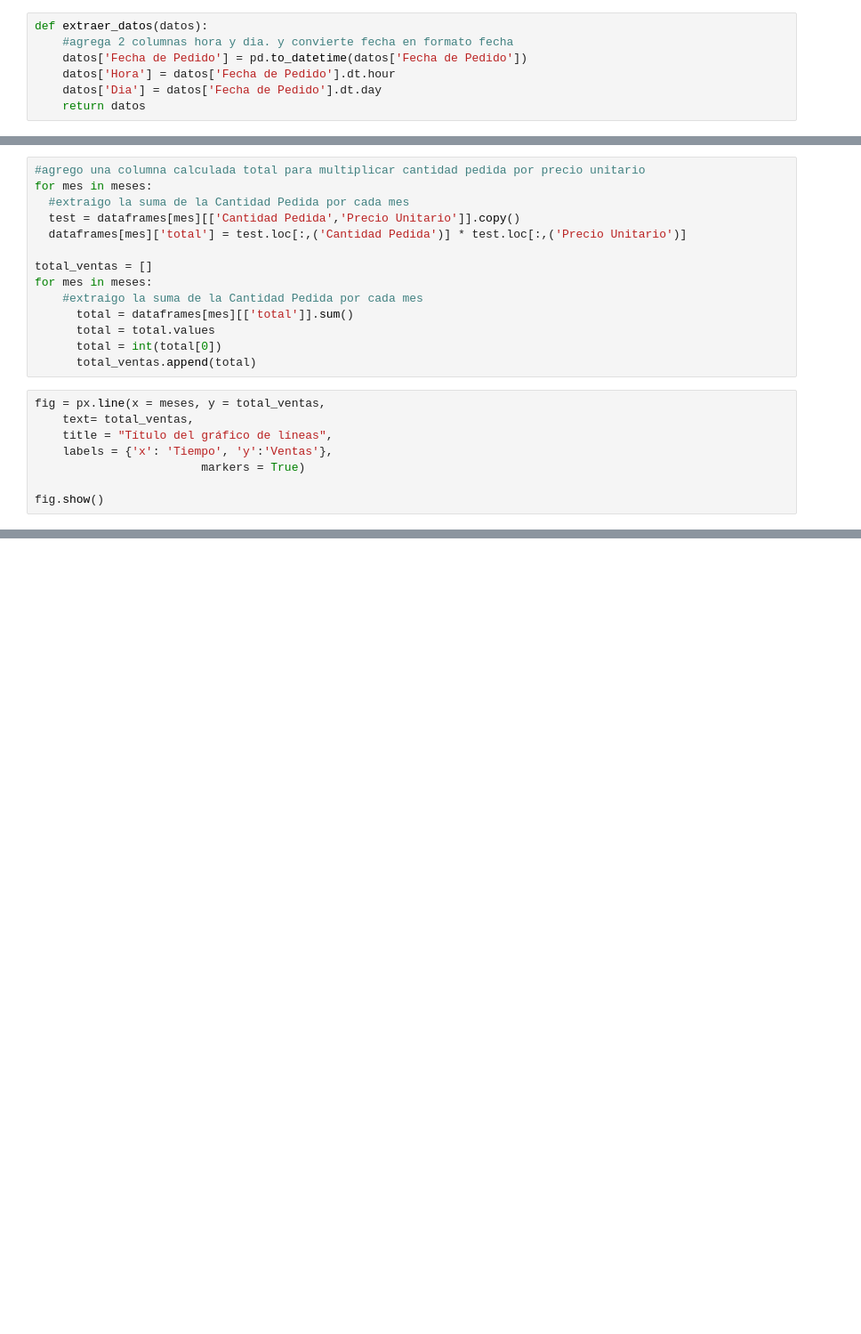
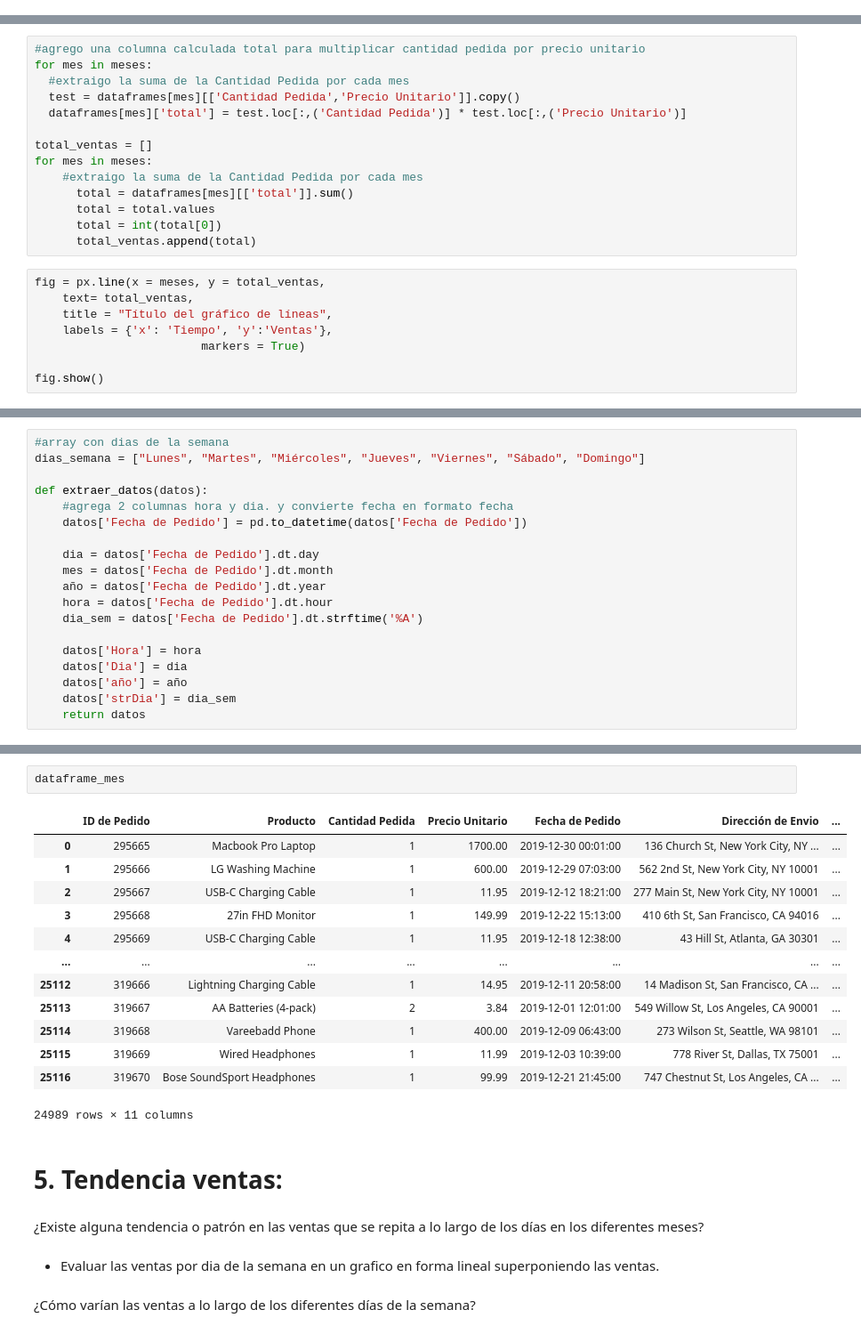
Before and after one commit to SOFT-cRONOS/BigData-Actividades, a Jupyter notebook: U3-Analisis de datos - TP 1/BD-TP1-VENTAS.ipynb, the cells around one changed output, grey strips where cells are left out. Shown at 89% size. Saved outputs shown, nothing was run; the diff lists cells and outputs as text; blank space fills up the shorter version.

```diff
--- a/U3-Analisis de datos - TP 1/BD-TP1-VENTAS.ipynb
+++ b/U3-Analisis de datos - TP 1/BD-TP1-VENTAS.ipynb
@@ -117,12 +111,5 @@ dataframes['Enero']
 # Comportamiento de las ventas en los distintos meses:
 # %% [markdown]
 ¿Cómo variaron las ventas a lo largo de los diferentes meses?
-# %%
-def extraer_datos(datos):
-    #agrega 2 columnas hora y dia. y convierte fecha en formato fecha
-    datos['Fecha de Pedido'] = pd.to_datetime(datos['Fecha de Pedido'])
-    datos['Hora'] = datos['Fecha de Pedido'].dt.hour
-    datos['Dia'] = datos['Fecha de Pedido'].dt.day
-    return datos
 # %%
 meses = ['Enero', 'Febrero', 'Marzo', 'Abril', 'Mayo', 'Junio', 'Julio', 'Agosto', 'Septiembre', 'Octubre', 'Noviembre', 'Diciembre']
@@ -214,0 +162,19 @@ fig.show()
+# %%
+#array con dias de la semana
+dias_semana = ["Lunes", "Martes", "Miércoles", "Jueves", "Viernes", "Sábado", "Domingo"]
+
+def extraer_datos(datos):
+    #agrega 2 columnas hora y dia. y convierte fecha en formato fecha
+    datos['Fecha de Pedido'] = pd.to_datetime(datos['Fecha de Pedido'])
+
+    dia = datos['Fecha de Pedido'].dt.day
+    mes = datos['Fecha de Pedido'].dt.month
+    año = datos['Fecha de Pedido'].dt.year
+    hora = datos['Fecha de Pedido'].dt.hour
+    dia_sem = datos['Fecha de Pedido'].dt.strftime('%A')
+
+    datos['Hora'] = hora
+    datos['Dia'] = dia
+    datos['año'] = año
+    datos['strDia'] = dia_sem
+    return datos
@@ -214,0 +225,25 @@ fig.show()
+# %%
+dataframe_mes
+# %% [output]
+|  | ID de Pedido | Producto | Cantidad Pedida | Precio Unitario | Fecha de Pedido | Dirección de Envio | ... |
+| 0 | 295665 | Macbook Pro Laptop | 1 | 1700.00 | 2019-12-30 00:01:00 | 136 Church St, New York City, NY ... | ... |
+| 1 | 295666 | LG Washing Machine | 1 | 600.00 | 2019-12-29 07:03:00 | 562 2nd St, New York City, NY 10001 | ... |
+| 2 | 295667 | USB-C Charging Cable | 1 | 11.95 | 2019-12-12 18:21:00 | 277 Main St, New York City, NY 10001 | ... |
+| 3 | 295668 | 27in FHD Monitor | 1 | 149.99 | 2019-12-22 15:13:00 | 410 6th St, San Francisco, CA 94016 | ... |
+| 4 | 295669 | USB-C Charging Cable | 1 | 11.95 | 2019-12-18 12:38:00 | 43 Hill St, Atlanta, GA 30301 | ... |
+| ... | ... | ... | ... | ... | ... | ... | ... |
+| 25112 | 319666 | Lightning Charging Cable | 1 | 14.95 | 2019-12-11 20:58:00 | 14 Madison St, San Francisco, CA ... | ... |
+| 25113 | 319667 | AA Batteries (4-pack) | 2 | 3.84 | 2019-12-01 12:01:00 | 549 Willow St, Los Angeles, CA 90001 | ... |
+| 25114 | 319668 | Vareebadd Phone | 1 | 400.00 | 2019-12-09 06:43:00 | 273 Wilson St, Seattle, WA 98101 | ... |
+| 25115 | 319669 | Wired Headphones | 1 | 11.99 | 2019-12-03 10:39:00 | 778 River St, Dallas, TX 75001 | ... |
+| 25116 | 319670 | Bose SoundSport Headphones | 1 | 99.99 | 2019-12-21 21:45:00 | 747 Chestnut St, Los Angeles, CA ... | ... |
+24989 rows × 11 columns
+# %% [markdown]
+# 5. Tendencia ventas:
+# %% [markdown]
+¿Existe alguna tendencia o patrón en las ventas que se repita a lo largo de los días
+en los diferentes meses?
+# %% [markdown]
+* Evaluar las ventas por dia de la semana en un grafico en forma lineal superponiendo las ventas.
+# %% [markdown]
+¿Cómo varían las ventas a lo largo de los diferentes días de la semana?
```
Also changed, not shown: parts of 7 cells of this notebook.
